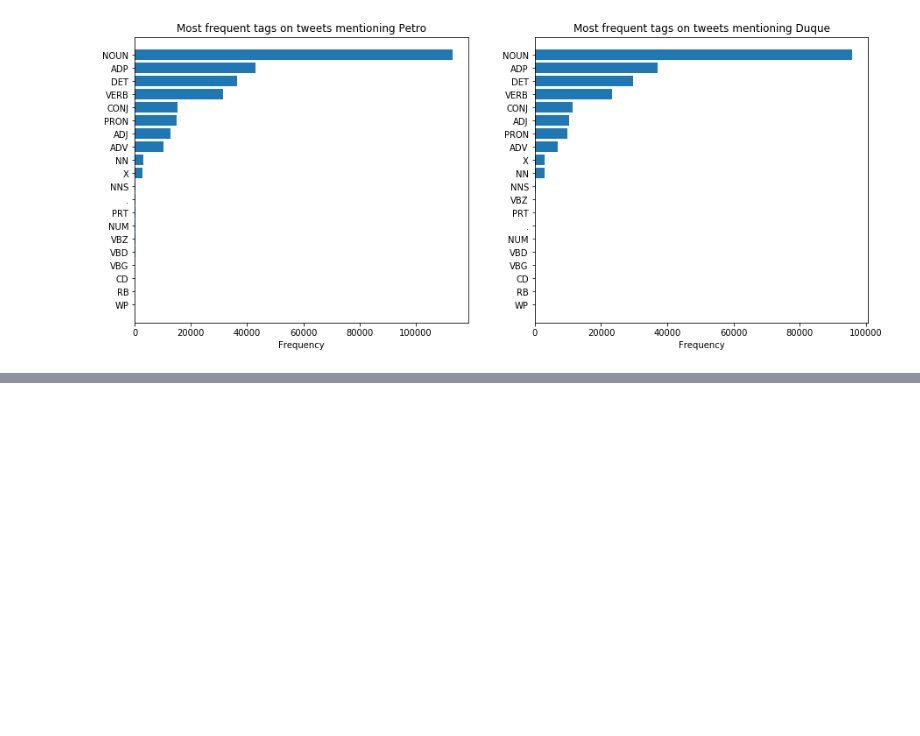
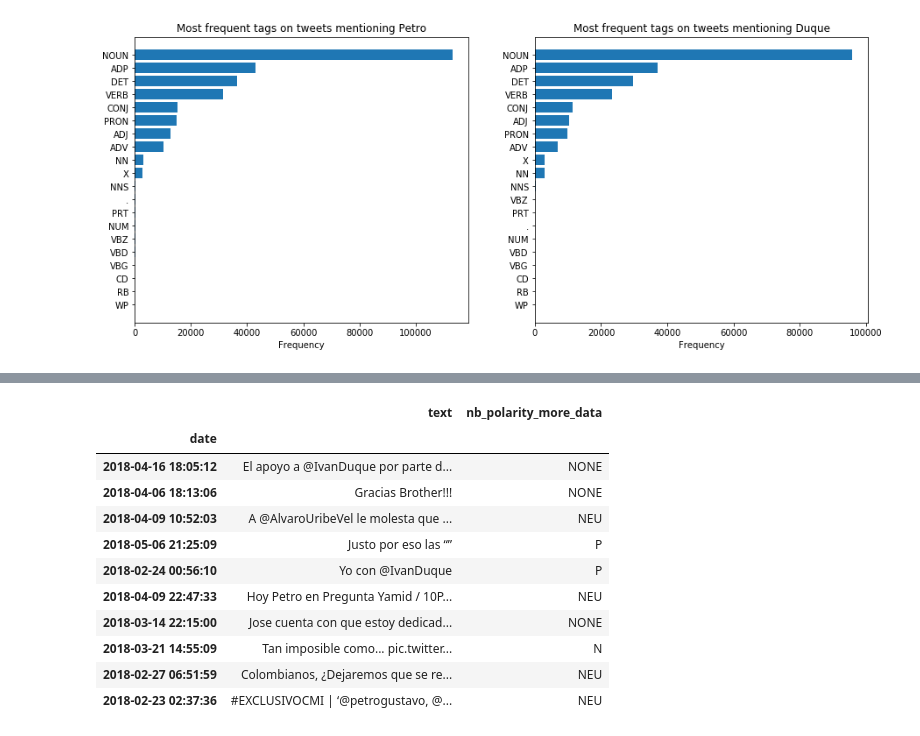
Before and after one commit to sbacarob/defamation-on-colombian-electoral-campaigns, a Jupyter notebook: pos_tagging_and_sentiment_analysis.ipynb, the cells around one changed output, grey strips where cells are left out. Drawn from its saved outputs; the diff is of its cells as text; code cells hidden in the pictures; blank space fills up the shorter version.

Commit message:
add sentiment analysis. Working on model optimization

```diff
--- a/pos_tagging_and_sentiment_analysis.ipynb
+++ b/pos_tagging_and_sentiment_analysis.ipynb
@@ -415,0 +907,3 @@ The only difference that's probably worth mentioning, is that the tweets mention
+# %%
+# And again, we fit the model using the vectors we created as X and the tags they have as y
+model.fit(fitted, final_corpus['polarity'])
@@ -415,0 +915,3 @@ The only difference that's probably worth mentioning, is that the tweets mention
+# %%
+# And we do the same with the Naive Bayes model
+nb_model.fit(fitted, final_corpus['polarity'])
@@ -415,0 +920,2 @@ The only difference that's probably worth mentioning, is that the tweets mention
+# %%
+df['svc_polarity_more_data'] = model.predict(tweets_as_vectors)
@@ -415,0 +973,18 @@ The only difference that's probably worth mentioning, is that the tweets mention
+# %%
+df['nb_polarity_more_data'] = nb_model.predict(tweets_as_vectors)
+# %%
+# And again, let's take a look
+df.sample(10)[['text', 'nb_polarity_more_data']]
+# %% [output]
+|  | text | nb_polarity_more_data |
+| date |  |  |
+| 2018-04-16 18:05:12 | El apoyo a @IvanDuque por parte d... | NONE |
+| 2018-04-06 18:13:06 | Gracias Brother!!! | NONE |
+| 2018-04-09 10:52:03 | A @AlvaroUribeVel le molesta que ... | NEU |
+| 2018-05-06 21:25:09 | Justo por eso las “” | P |
+| 2018-02-24 00:56:10 | Yo con @IvanDuque | P |
+| 2018-04-09 22:47:33 | Hoy Petro en Pregunta Yamid / 10P... | NEU |
+| 2018-03-14 22:15:00 | Jose cuenta con que estoy dedicad... | NONE |
+| 2018-03-21 14:55:09 | Tan imposible como... pic.twitter... | N |
+| 2018-02-27 06:51:59 | Colombianos, ¿Dejaremos que se re... | NEU |
+| 2018-02-23 02:37:36 | #EXCLUSIVOCMI | ‘@petrogustavo, @... | NEU |
```
Also changed, not shown: parts of 76 cells of this notebook.
